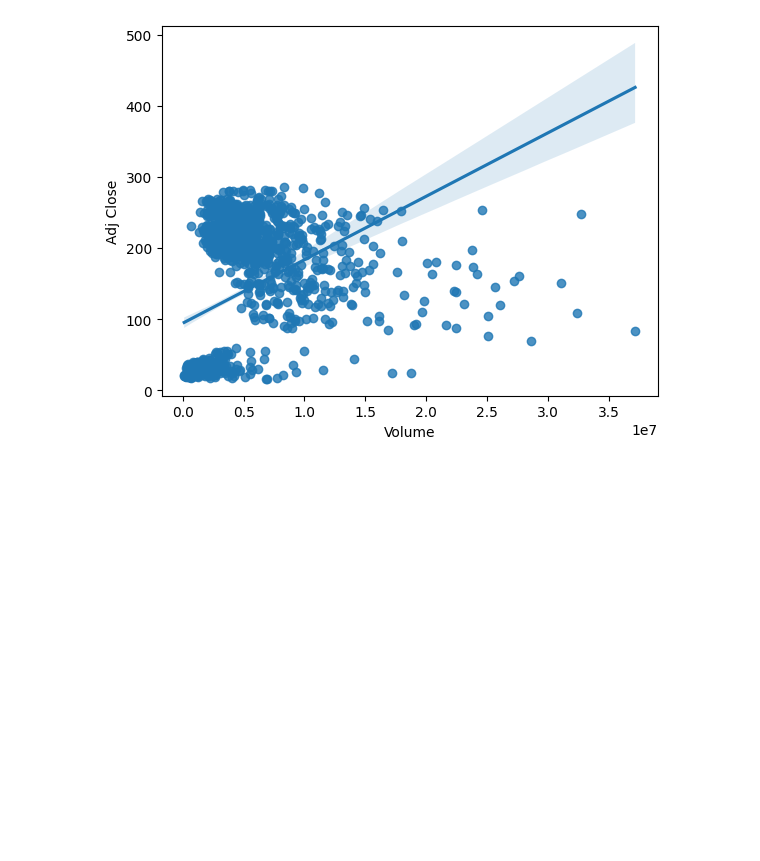
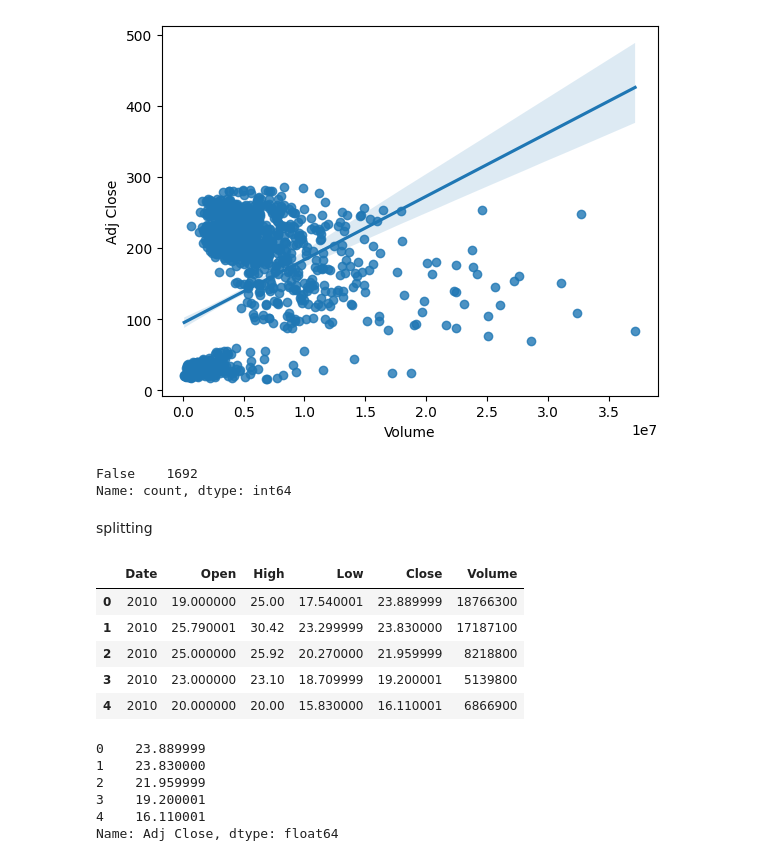
Before and after one commit to Pratyusha-Mukherjee/FSP-MachineLearning, a Jupyter notebook: day6/tesla_stock_price/tesla_stock_price_prediction.ipynb, the cells around one changed output. Drawn from its saved outputs; the diff is of its cells as text; code cells hidden in the pictures; blank space fills up the shorter version.

```diff
--- a/day6/tesla_stock_price/tesla_stock_price_prediction.ipynb
+++ b/day6/tesla_stock_price/tesla_stock_price_prediction.ipynb
@@ -63,3 +63,30 @@ sns.regplot(data=df,x='Volume',y='Adj Close')
 # %% [output]
 <Axes: xlabel='Volume', ylabel='Adj Close'>
 [figure]
+# %%
+df.duplicated().value_counts()
+# %% [output]
+False    1692
+Name: count, dtype: int64
+# %% [markdown]
+splitting
+# %%
+x=df.drop(columns=['Adj Close'])
+x.head()
+# %% [output]
+|  | Date | Open | High | Low | Close | Volume |
+| 0 | 2010 | 19.000000 | 25.00 | 17.540001 | 23.889999 | 18766300 |
+| 1 | 2010 | 25.790001 | 30.42 | 23.299999 | 23.830000 | 17187100 |
+| 2 | 2010 | 25.000000 | 25.92 | 20.270000 | 21.959999 | 8218800 |
+| 3 | 2010 | 23.000000 | 23.10 | 18.709999 | 19.200001 | 5139800 |
+| 4 | 2010 | 20.000000 | 20.00 | 15.830000 | 16.110001 | 6866900 |
+# %%
+y=df['Adj Close']
+y.head()
+# %% [output]
+0    23.889999
+1    23.830000
+2    21.959999
+3    19.200001
+4    16.110001
+Name: Adj Close, dtype: float64
```
Also changed, not shown: parts of 10 cells of this notebook.
